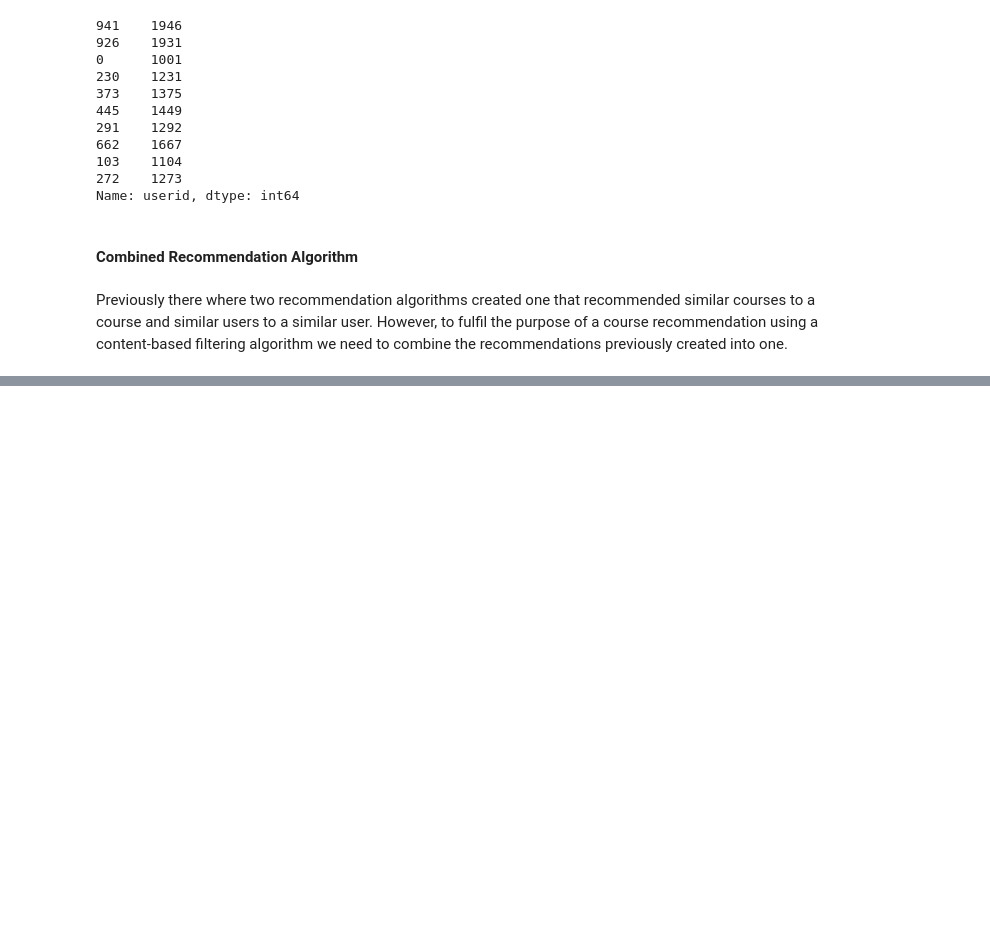
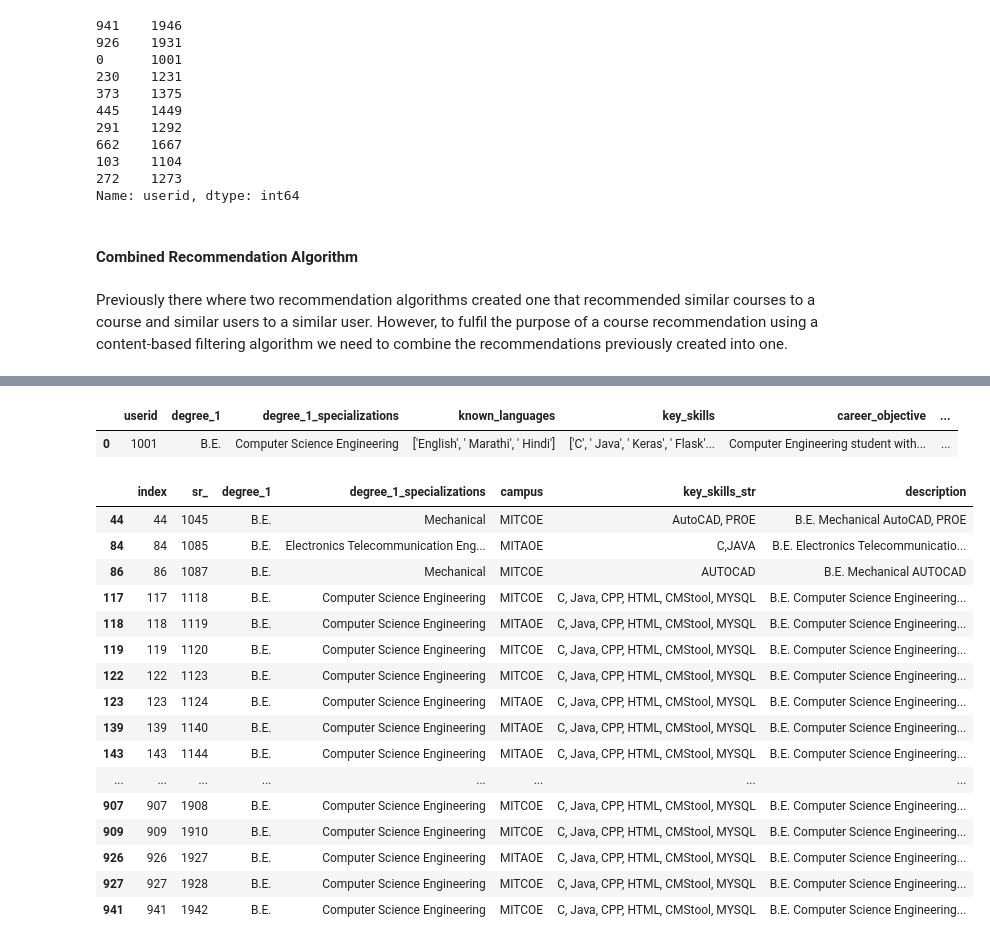
Before and after one commit to janiceXerri21/JaniceXerri_FYP_PCRS_VRLE_2024, a Jupyter notebook: TestingContentBased.ipynb, the cells around one changed output, grey strips where cells are left out. Cells and saved outputs as stored; diff of their text form; code cells hidden in the pictures; blank space fills up the shorter version.

Commit message:
Content-Based Filtering Technique Done In regards to Testing

```diff
--- a/TestingContentBased.ipynb
+++ b/TestingContentBased.ipynb
@@ -342,0 +411,5 @@ cb_user_dataset.head()
+# %%
+#vectorize using countvectorize that converts into a matrix of token counts
+comb_count = CountVectorizer(stop_words='english', analyzer='word', ngram_range=(1, 2), min_df=0)
+comb_count_matrix = comb_count.fit_transform(cbf_combined_data_ds['description'].values.astype('U'))
+print(comb_count_matrix)
@@ -342,0 +434,4 @@ cb_user_dataset.head()
+# %%
+#cosine similarity between the the combined matrix itself (normalized dot product of X and Y)
+course_cosine_sim = cosine_similarity(comb_count_matrix, comb_count_matrix)
+print(course_cosine_sim)
@@ -342,0 +446,19 @@ cb_user_dataset.head()
+# %%
+#create indices for the courses is using series
+cf_course_dataset = cbf_course_ds.reset_index()
+courses = cf_course_dataset
+indices = pd.Series(cf_course_dataset.index, index=cf_course_dataset['sr_'])
+# %%
+#function to get content-filtered recommendations
+def get_course_cf_recommendations(user):
+
+    #get index of course
+    idx = indices[user]
+
+    #find the most similar 30 courses using cosine_sim and sorting with highest similarity
+    sim_scores = list(enumerate(course_cosine_sim[idx]))
+    sim_scores = sorted(sim_scores, key=lambda x: x[1], reverse=True)
+    sim_scores = sim_scores[1:31]
+    course_indices = [i[0] for i in sim_scores]
+
+    return courses.iloc[course_indices]
@@ -342,0 +480,27 @@ cb_user_dataset.head()
+# %%
+#print the details of user 1001
+user_profile[user_profile['userid'] == 1001]
+# %% [output]
+|  | userid | degree_1 | degree_1_specializations | known_languages | key_skills | career_objective | ... |
+| 0 | 1001 | B.E. | Computer Science Engineering | ['English', ' Marathi', ' Hindi'] | ['C', ' Java', ' Keras', ' Flask'... | Computer Engineering student with... | ... |
+# %%
+#print the details of the returned recommended courses from the function: get_course_cf_recommendations
+courses[courses['sr_'].isin(get_course_cf_recommendations(1001)['sr_'])]
+# %% [output]
+|  | index | sr_ | degree_1 | degree_1_specializations | campus | key_skills_str | description |
+| 44 | 44 | 1045 | B.E. | Mechanical | MITCOE | AutoCAD, PROE | B.E. Mechanical AutoCAD, PROE |
+| 84 | 84 | 1085 | B.E. | Electronics Telecommunication Eng... | MITAOE | C,JAVA | B.E. Electronics Telecommunicatio... |
+| 86 | 86 | 1087 | B.E. | Mechanical | MITCOE | AUTOCAD | B.E. Mechanical AUTOCAD |
+| 117 | 117 | 1118 | B.E. | Computer Science Engineering | MITCOE | C, Java, CPP, HTML, CMStool, MYSQL | B.E. Computer Science Engineering... |
+| 118 | 118 | 1119 | B.E. | Computer Science Engineering | MITAOE | C, Java, CPP, HTML, CMStool, MYSQL | B.E. Computer Science Engineering... |
+| 119 | 119 | 1120 | B.E. | Computer Science Engineering | MITCOE | C, Java, CPP, HTML, CMStool, MYSQL | B.E. Computer Science Engineering... |
+| 122 | 122 | 1123 | B.E. | Computer Science Engineering | MITCOE | C, Java, CPP, HTML, CMStool, MYSQL | B.E. Computer Science Engineering... |
+| 123 | 123 | 1124 | B.E. | Computer Science Engineering | MITAOE | C, Java, CPP, HTML, CMStool, MYSQL | B.E. Computer Science Engineering... |
+| 139 | 139 | 1140 | B.E. | Computer Science Engineering | MITAOE | C, Java, CPP, HTML, CMStool, MYSQL | B.E. Computer Science Engineering... |
+| 143 | 143 | 1144 | B.E. | Computer Science Engineering | MITAOE | C, Java, CPP, HTML, CMStool, MYSQL | B.E. Computer Science Engineering... |
+| ... | ... | ... | ... | ... | ... | ... | ... |
+| 907 | 907 | 1908 | B.E. | Computer Science Engineering | MITCOE | C, Java, CPP, HTML, CMStool, MYSQL | B.E. Computer Science Engineering... |
+| 909 | 909 | 1910 | B.E. | Computer Science Engineering | MITCOE | C, Java, CPP, HTML, CMStool, MYSQL | B.E. Computer Science Engineering... |
+| 926 | 926 | 1927 | B.E. | Computer Science Engineering | MITAOE | C, Java, CPP, HTML, CMStool, MYSQL | B.E. Computer Science Engineering... |
+| 927 | 927 | 1928 | B.E. | Computer Science Engineering | MITCOE | C, Java, CPP, HTML, CMStool, MYSQL | B.E. Computer Science Engineering... |
+| 941 | 941 | 1942 | B.E. | Computer Science Engineering | MITCOE | C, Java, CPP, HTML, CMStool, MYSQL | B.E. Computer Science Engineering... |
```
Also changed, not shown: parts of 20 cells of this notebook.
